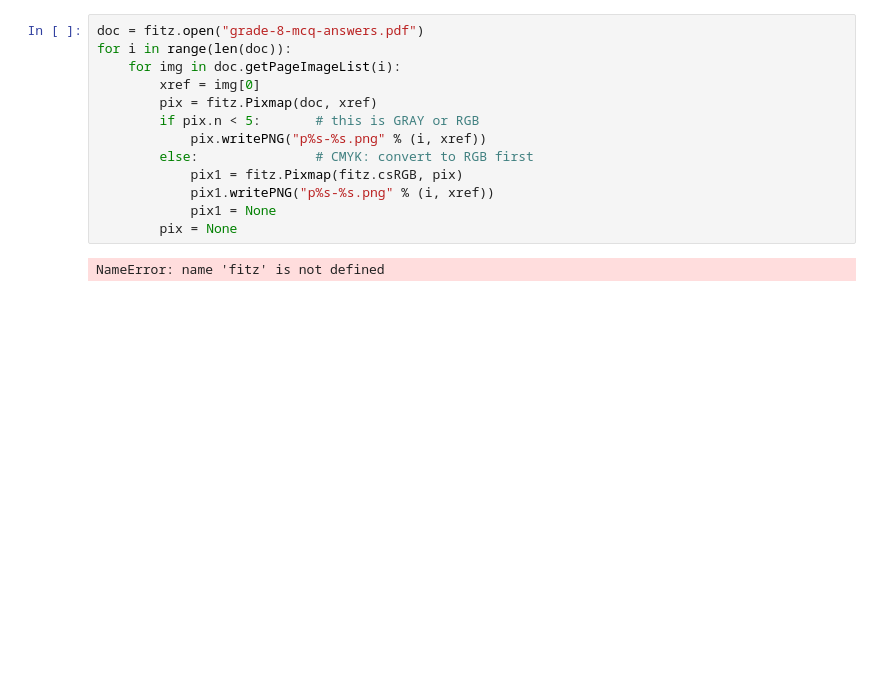
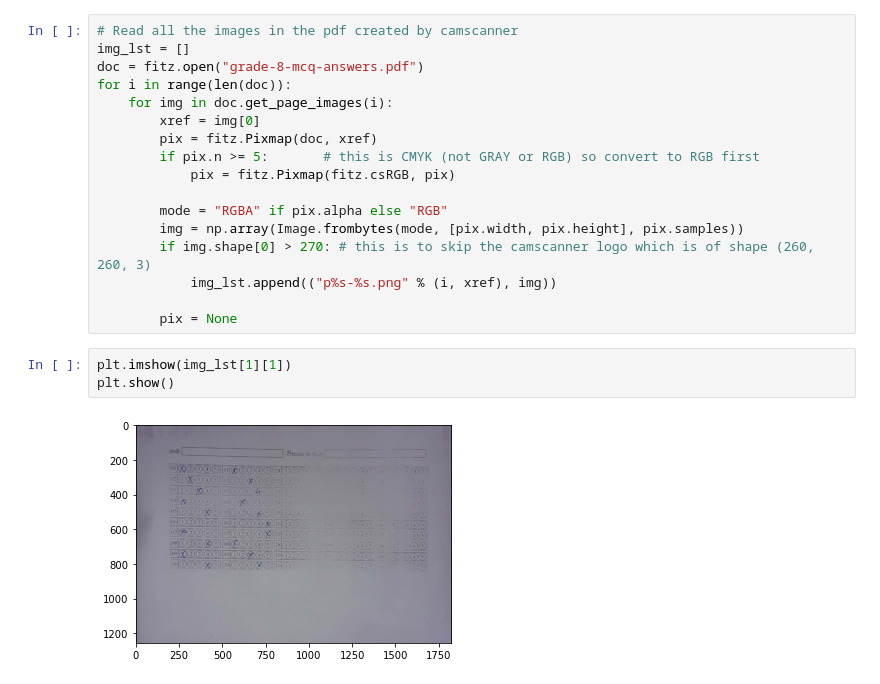
Before and after one commit to Avishka-Perera/mcq-marking-with-cv, a Jupyter notebook: read-answers/read-answers.ipynb, the cells around one changed output. Saved outputs shown, nothing was run; the diff lists cells and outputs as text; blank space fills up the shorter version.

Commit message:
read images in the pdf

```diff
--- a/read-answers/read-answers.ipynb
+++ b/read-answers/read-answers.ipynb
@@ -7,15 +7,22 @@ RuntimeError: Directory 'static/' does not exist
 # %%
+# Read all the images in the pdf created by camscanner
+img_lst = []
 doc = fitz.open("grade-8-mcq-answers.pdf")
 for i in range(len(doc)):
-    for img in doc.getPageImageList(i):
+    for img in doc.get_page_images(i):
         xref = img[0]
         pix = fitz.Pixmap(doc, xref)
-        if pix.n < 5:       # this is GRAY or RGB
-            pix.writePNG("p%s-%s.png" % (i, xref))
-        else:               # CMYK: convert to RGB first
-            pix1 = fitz.Pixmap(fitz.csRGB, pix)
-            pix1.writePNG("p%s-%s.png" % (i, xref))
-            pix1 = None
+        if pix.n >= 5:       # this is CMYK (not GRAY or RGB) so convert to RGB first
+            pix = fitz.Pixmap(fitz.csRGB, pix)
+
+        mode = "RGBA" if pix.alpha else "RGB"
+        img = np.array(Image.frombytes(mode, [pix.width, pix.height], pix.samples))
+        if img.shape[0] > 270: # this is to skip the camscanner logo which is of shape (260, 260, 3)
+            img_lst.append(("p%s-%s.png" % (i, xref), img))
+
         pix = None
-# %% [output]
-NameError: name 'fitz' is not defined
+# %%
+plt.imshow(img_lst[1][1])
+plt.show()
+# %% [output]
+[figure, added]
```
Also changed, not shown: parts of 1 cell of this notebook.
